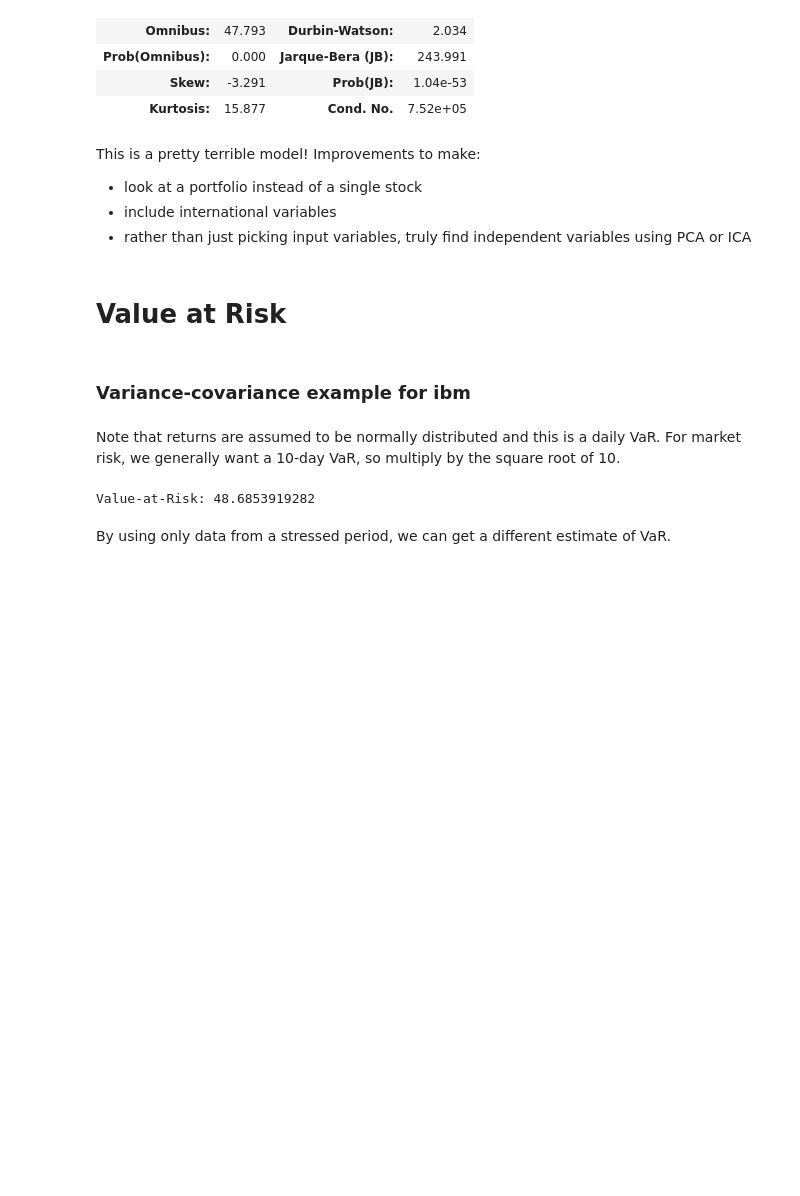
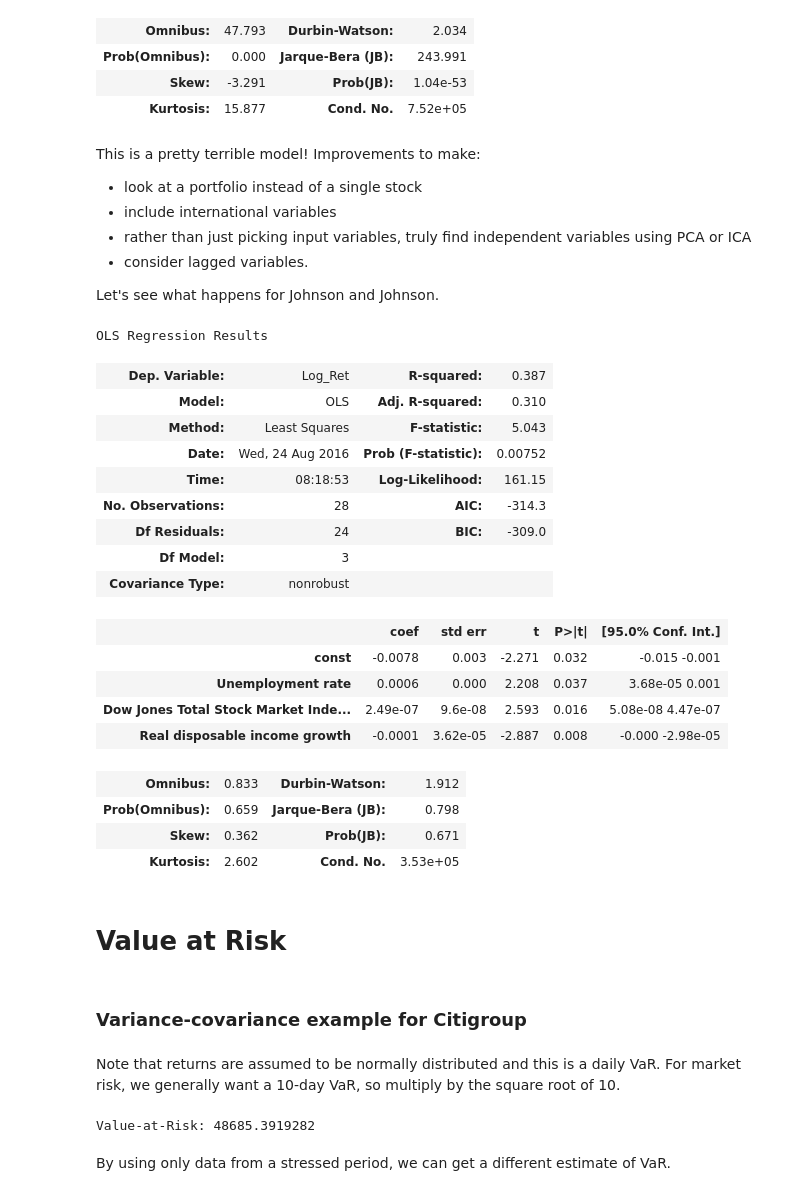
Before and after one commit to kaitai/stress-testing-with-jupyter, a Jupyter notebook: Playing with financial data and Python 3.ipynb, the cells around one changed output. Drawn from its saved outputs; the diff is of its cells as text; code cells hidden in the pictures; blank space fills up the shorter version.

Commit message:
Charge-off linear regression

```diff
--- a/Playing with financial data and Python 3.ipynb
+++ b/Playing with financial data and Python 3.ipynb
@@ -280,9 +289,45 @@ This is a pretty terrible model! Improvements to make:
 * look at a portfolio instead of a single stock
 * include international variables
 * rather than just picking input variables, truly find independent variables using PCA or ICA
+* consider lagged variables.
+
+Let's see what happens for Johnson and Johnson.
+# %%
+jnj['Log_Ret'] = np.log(jnj['Close'] / jnj['Close'].shift(1))
+quarterly_jnj = jnj.resample('q').mean()
+dfx = historical_data_dom[['Unemployment rate', 'Real GDP growth', 'House Price Index (Level)', 'Dow Jones Total Stock Market Index (Level)', 'Real disposable income growth']]['2009-03-31':'2015-12-31']
+dfy = quarterly_jnj['Log_Ret']['2009-03-31':'2015-12-31']
+dfx.index=dfy.index
+result = pd.concat([dfx,dfy], axis=1)
+X = result[['Unemployment rate', 'Dow Jones Total Stock Market Index (Level)', 'Real disposable income growth']]
+y = result['Log_Ret']
+X = sm.add_constant(X)
+est = sm.OLS(y, X).fit()
+
+est.summary()
+# %% [output]
+OLS Regression Results
+| Dep. Variable: | Log_Ret | R-squared: | 0.387 |
+| Model: | OLS | Adj. R-squared: | 0.310 |
+| Method: | Least Squares | F-statistic: | 5.043 |
+| Date: | Wed, 24 Aug 2016 | Prob (F-statistic): | 0.00752 |
+| Time: | 08:18:53 | Log-Likelihood: | 161.15 |
+| No. Observations: | 28 | AIC: | -314.3 |
+| Df Residuals: | 24 | BIC: | -309.0 |
+| Df Model: | 3 |  |  |
+| Covariance Type: | nonrobust |  |  |
+|  | coef | std err | t | P>|t| | [95.0% Conf. Int.] |
+| const | -0.0078 | 0.003 | -2.271 | 0.032 | -0.015 -0.001 |
+| Unemployment rate | 0.0006 | 0.000 | 2.208 | 0.037 | 3.68e-05 0.001 |
+| Dow Jones Total Stock Market Inde... | 2.49e-07 | 9.6e-08 | 2.593 | 0.016 | 5.08e-08 4.47e-07 |
+| Real disposable income growth | -0.0001 | 3.62e-05 | -2.887 | 0.008 | -0.000 -2.98e-05 |
+| Omnibus: | 0.833 | Durbin-Watson: | 1.912 |
+| Prob(Omnibus): | 0.659 | Jarque-Bera (JB): | 0.798 |
+| Skew: | 0.362 | Prob(JB): | 0.671 |
+| Kurtosis: | 2.602 | Cond. No. | 3.53e+05 |
 # %% [markdown]
 # Value at Risk
 # %% [markdown]
-### Variance-covariance example for ibm
+### Variance-covariance example for Citigroup
 # %% [markdown]
 Note that returns are assumed to be normally distributed and this is a daily VaR. For market risk, we generally want a 10-day VaR, so multiply by the square root of 10.
@@ -289,6 +337,4 @@ Note that returns are assumed to be normally distributed and this is a daily VaR
 # %%
-from scipy.stats import norm
-
 def var_cov_var(P, c, mu, sigma):
     """
     Variance-Covariance calculation of daily Value-at-Risk
@@ -296,13 +342,10 @@ def var_cov_var(P, c, mu, sigma):
     and standard deviation of returns sigma, on a portfolio
     of value P. Adapted from quantstart.com
     """
-    alpha = norm.ppf(1-c, mu, sigma)
+    alpha = scs.norm.ppf(1-c, mu, sigma)
     return P - P*(alpha + 1)
 
-citi = DataReader("C", 'yahoo', datetime(1999,1,1), datetime(2006,1,1))
-citi['Log_ret'] = np.log(citi["Adj Close"]).diff()
-
-P = 1e3   # 1,000,000 USD
+P = 1e6   # 1,000,000 USD
 c = 0.99  # 99% confidence interval
 mu = np.mean(citi['Log_ret'])
 sigma = np.std(citi['Log_ret'])
@@ -310,7 +353,7 @@ sigma = np.std(citi['Log_ret'])
 var = var_cov_var(P, c, mu, sigma)
 print("Value-at-Risk:", var)
 # %% [output]
-Value-at-Risk: 48.6853919282
+Value-at-Risk: 48685.3919282
 # %% [markdown]
 By using only data from a stressed period, we can get a different estimate of VaR.
 # %%
```
Also changed, not shown: parts of 24 cells of this notebook.
